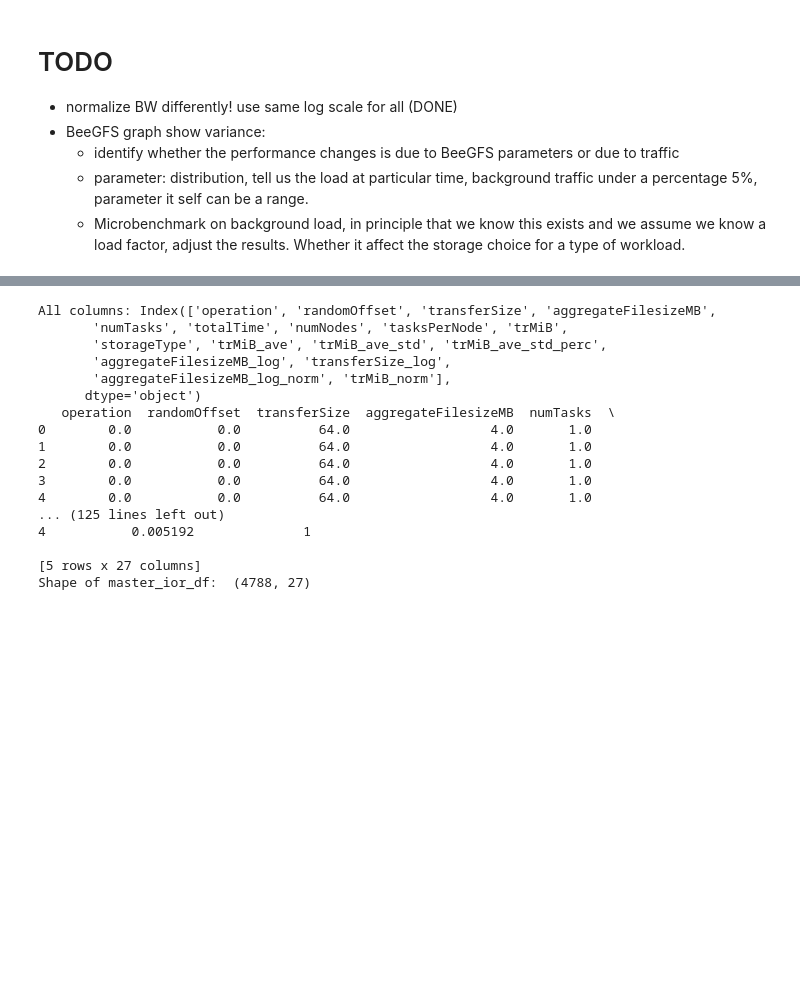
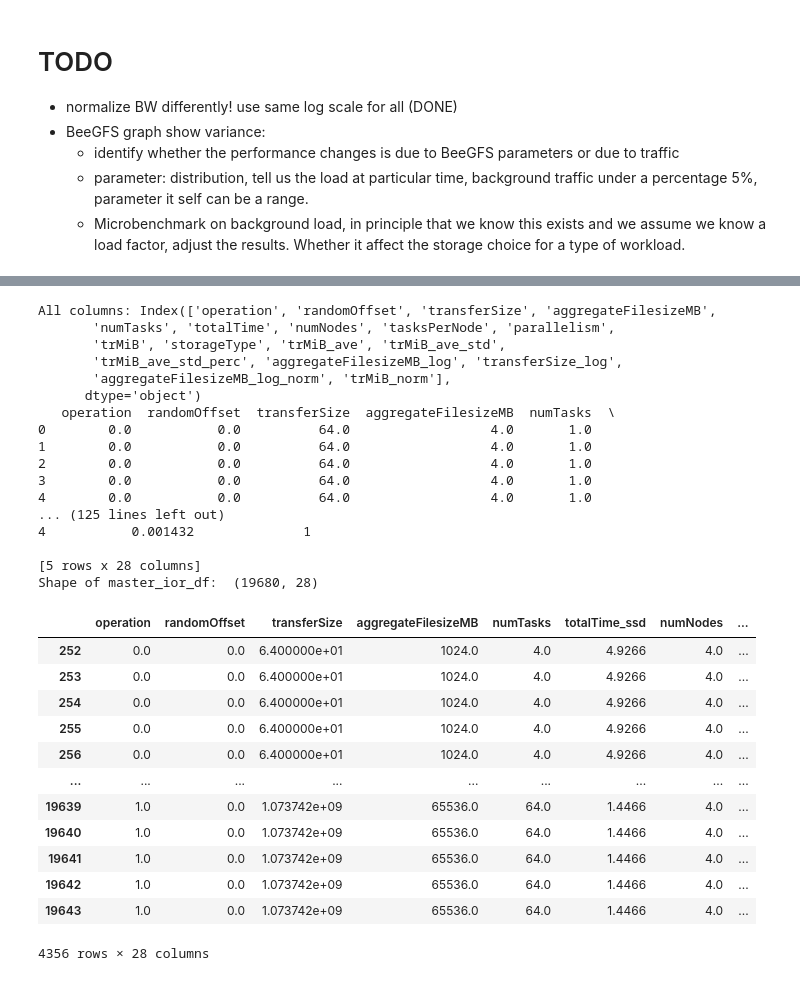
Before and after one commit to candiceT233/linux_resource_detect, a Jupyter notebook: perf_analysis/ior_analysis.ipynb, the cells around one changed output, grey strips where cells are left out. Saved outputs shown, nothing was run; the diff lists cells and outputs as text; code cells hidden in the pictures; blank space fills up the shorter version.

Commit message:
include multi nodes ior benchmark results

```diff
--- a/perf_analysis/ior_analysis.ipynb
+++ b/perf_analysis/ior_analysis.ipynb
@@ -34,7 +34,7 @@ data_size_kb = {'4mb': 4096, '16mb': 16384, '64mb': 65536,
 # Key Parameters
 IOR_PARAMS = ['operation', 'randomOffset', 'transferSize',
             'aggregateFilesizeMB', 'numTasks', 'totalTime',
-            'numNodes', 'tasksPerNode', 'trMiB', "storageType"]
+            'numNodes', 'tasksPerNode', 'parallelism', 'trMiB', "storageType"]
 
 TARGET_PARAMS = [ "bestStorage" ]
 op_dict = {0: "write", 1: "read"}
@@ -166,6 +166,7 @@ def get_ior_json_df(ior_test_json_files, storage_type, IOR_PARAMS):
             # Add write statistics first
             if file_size_to_mb(ior_options['aggregate filesize']) != 0:
                 tmp_write_stat = {}
+                # ior_write_config = data['tests'][0]
                 ior_write_summary = data['summary'][0]
                 # check if ior_write_summary is empty
                 if ior_write_summary:
@@ -173,7 +174,9 @@ def get_ior_json_df(ior_test_json_files, storage_type, IOR_PARAMS):
                     tmp_write_stat['aggregateFilesizeMB'] = file_size_to_mb(ior_options['aggregate filesize'])
                     tmp_write_stat['numTasks'] = ior_write_summary['numTasks']
                     tmp_write_stat['tasksPerNode'] = ior_write_summary['tasksPerNode']
-                    tmp_write_stat['numNodes'] = tmp_write_stat['numTasks']/tmp_write_stat['tasksPerNode']
+                    tmp_write_stat['numNodes'] = IOR_PARAMS['nodes'] #tmp_write_stat['numTasks']/tmp_write_stat['tasksPerNode']
+                    # if tmp_write_stat['numNodes'] > 1:print(f"Getting numNodes[{tmp_write_stat['numNodes']}]")
+                    tmp_write_stat['parallelism'] = tmp_write_stat['numTasks']
                     tmp_write_stat['transferSize'] = ior_write_summary['transferSize']
                     if ior_write_summary['operation'] == "write":
                         tmp_write_stat['operation'] = 0
@@ -189,6 +192,7 @@ def get_ior_json_df(ior_test_json_files, storage_type, IOR_PARAMS):
 
                 # Add read statistics
                 tmp_read_stat = {}
+                # ior_read_config = data['tests'][0]
                 ior_read_summary = data['summary'][1]
                 # check if ior_read_summary is empty
                 if ior_read_summary:
@@ -196,7 +200,8 @@ def get_ior_json_df(ior_test_json_files, storage_type, IOR_PARAMS):
                     tmp_read_stat['aggregateFilesizeMB'] = file_size_to_mb(ior_options['aggregate filesize'])
                     tmp_read_stat['numTasks'] = ior_read_summary['numTasks']
                     tmp_read_stat['tasksPerNode'] = ior_read_summary['tasksPerNode']
-                    tmp_read_stat['numNodes'] = tmp_read_stat['numTasks']/tmp_read_stat['tasksPerNode']
+                    tmp_read_stat['numNodes'] = IOR_PARAMS['nodes'] #tmp_read_stat['numTasks']/tmp_read_stat['tasksPerNode']
+                    tmp_read_stat['parallelism'] = tmp_read_stat['numTasks']
                     tmp_read_stat['transferSize'] = ior_read_summary['transferSize']
                     if ior_read_summary['operation'] == "read":
                         tmp_read_stat['operation'] = 1
@@ -621,13 +626,23 @@ def _oscillatory_trend(x_data, y_data, x_label="x-axis", y_label="trMiB", title=
         plt.savefig(f'{save_path}/{title}.png')
 # %%
 ior_ssd_data_paths = [
-        "./ior_data/localssd_ior_buffered_saved",
-    "./ior_data/localssd_pior_buffered_saved",
+        "./ior_data/localssd_ior_buffered_1n",
+    "./ior_data/localssd_pior_buffered_1n",
+    "./ior_data/localssd_pior_buffered_2n",
+    "./ior_data/localssd_pior_buffered_4n",
+    "./ior_data/localssd_pior_buffered_8n",
+    "./ior_data/localssd_pior_buffered_16n",
+    "./ior_data/localssd_pior_buffered_32n",
 ]
 
 ior_beegfs_data_paths = [
-    "./ior_data/beegfs_ior_buffered_saved",
-    "./ior_data/beegfs_pior_buffered_saved",
+    "./ior_data/beegfs_ior_buffered_1n",
+    "./ior_data/beegfs_pior_buffered_1n",
+    "./ior_data/beegfs_pior_buffered_2n",
+    "./ior_data/beegfs_pior_buffered_4n",
+    "./ior_data/beegfs_pior_buffered_8n",
+    "./ior_data/beegfs_pior_buffered_16n",
+    "./ior_data/beegfs_pior_buffered_32n",
 ]
 
 
@@ -649,7 +664,4 @@ def data_paths_to_df(ior_data_paths):
 
 ssd_df = data_paths_to_df(ior_ssd_data_paths)
 beegfs_df = data_paths_to_df(ior_beegfs_data_paths)
-
-print(ssd_df.head(5))
-print(beegfs_df.head(5))
 # %% [output]
@@ -828,7 +945,7 @@ def merge_by_test_param(ssd_df, beegfs_df):
     # Compare and find the row with only storage_type and trMiB columns different but others are the same
     # Merge the dataframes on columns other than 'storageType' and 'trMiB'
     merge_columns = ['randomOffset', 'transferSize', 'aggregateFilesizeMB',
-       'numTasks', 'numNodes', 'tasksPerNode']
+       'numTasks', 'numNodes', 'parallelism', 'tasksPerNode']
     merged_df = pd.merge(ssd_df, beegfs_df, on=merge_columns, suffixes=('_ssd', '_beegfs'))
 
     # Remove columns storageType_ssd and storageType_beegfs
@@ -868,9 +985,9 @@ print(master_ior_df[master_ior_df['selectStorage'] == 1].head(5))
 print("Shape of master_ior_df: ", master_ior_df.shape)
 # %% [output]
 All columns: Index(['operation', 'randomOffset', 'transferSize', 'aggregateFilesizeMB',
-       'numTasks', 'totalTime', 'numNodes', 'tasksPerNode', 'trMiB',
-       'storageType', 'trMiB_ave', 'trMiB_ave_std', 'trMiB_ave_std_perc',
-       'aggregateFilesizeMB_log', 'transferSize_log',
+       'numTasks', 'totalTime', 'numNodes', 'tasksPerNode', 'parallelism',
+       'trMiB', 'storageType', 'trMiB_ave', 'trMiB_ave_std',
+       'trMiB_ave_std_perc', 'aggregateFilesizeMB_log', 'transferSize_log',
        'aggregateFilesizeMB_log_norm', 'trMiB_norm'],
       dtype='object')
    operation  randomOffset  transferSize  aggregateFilesizeMB  numTasks  \
@@ -880,8 +997,24 @@ All columns: Index(['operation', 'randomOffset', 'transferSize', 'aggregateFiles
 3        0.0           0.0          64.0                  4.0       1.0
 4        0.0           0.0          64.0                  4.0       1.0
 ... (125 lines left out)
-4           0.005192              1
+4           0.001432              1
 
-[5 rows x 27 columns]
-Shape of master_ior_df:  (4788, 27)
+[5 rows x 28 columns]
+Shape of master_ior_df:  (19680, 28)
+# %%
+master_ior_df[master_ior_df['numNodes'] == 4]
+# %% [output]
+|  | operation | randomOffset | transferSize | aggregateFilesizeMB | numTasks | totalTime_ssd | numNodes | ... |
+| 252 | 0.0 | 0.0 | 6.400000e+01 | 1024.0 | 4.0 | 4.9266 | 4.0 | ... |
+| 253 | 0.0 | 0.0 | 6.400000e+01 | 1024.0 | 4.0 | 4.9266 | 4.0 | ... |
+| 254 | 0.0 | 0.0 | 6.400000e+01 | 1024.0 | 4.0 | 4.9266 | 4.0 | ... |
+| 255 | 0.0 | 0.0 | 6.400000e+01 | 1024.0 | 4.0 | 4.9266 | 4.0 | ... |
+| 256 | 0.0 | 0.0 | 6.400000e+01 | 1024.0 | 4.0 | 4.9266 | 4.0 | ... |
+| ... | ... | ... | ... | ... | ... | ... | ... | ... |
+| 19639 | 1.0 | 0.0 | 1.073742e+09 | 65536.0 | 64.0 | 1.4466 | 4.0 | ... |
+| 19640 | 1.0 | 0.0 | 1.073742e+09 | 65536.0 | 64.0 | 1.4466 | 4.0 | ... |
+| 19641 | 1.0 | 0.0 | 1.073742e+09 | 65536.0 | 64.0 | 1.4466 | 4.0 | ... |
+| 19642 | 1.0 | 0.0 | 1.073742e+09 | 65536.0 | 64.0 | 1.4466 | 4.0 | ... |
+| 19643 | 1.0 | 0.0 | 1.073742e+09 | 65536.0 | 64.0 | 1.4466 | 4.0 | ... |
+4356 rows × 28 columns
 # %%
```
Also changed, not shown: parts of 11 cells of this notebook.
